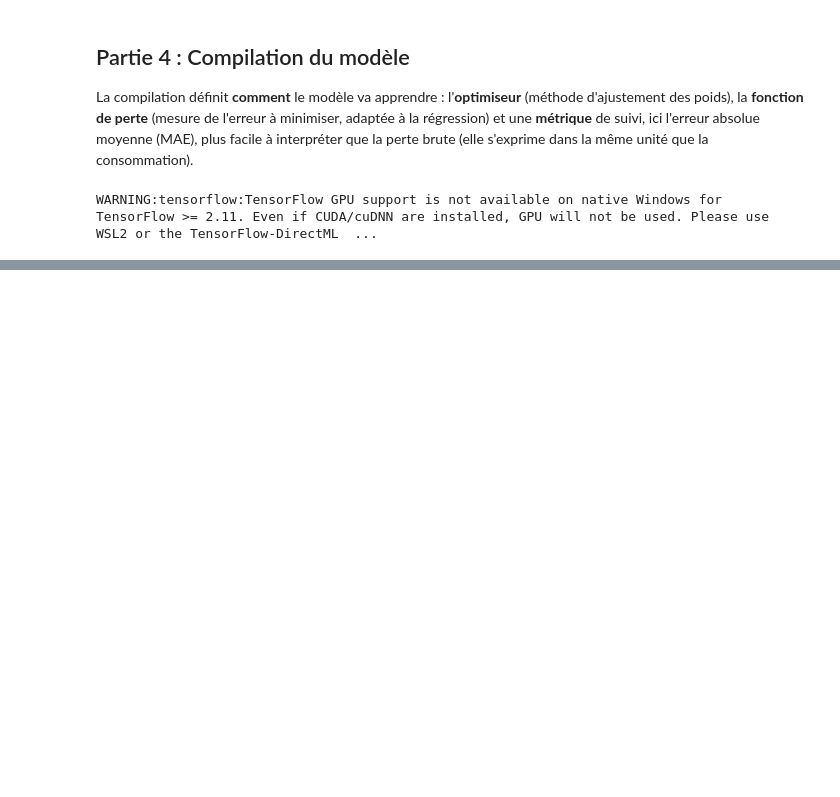
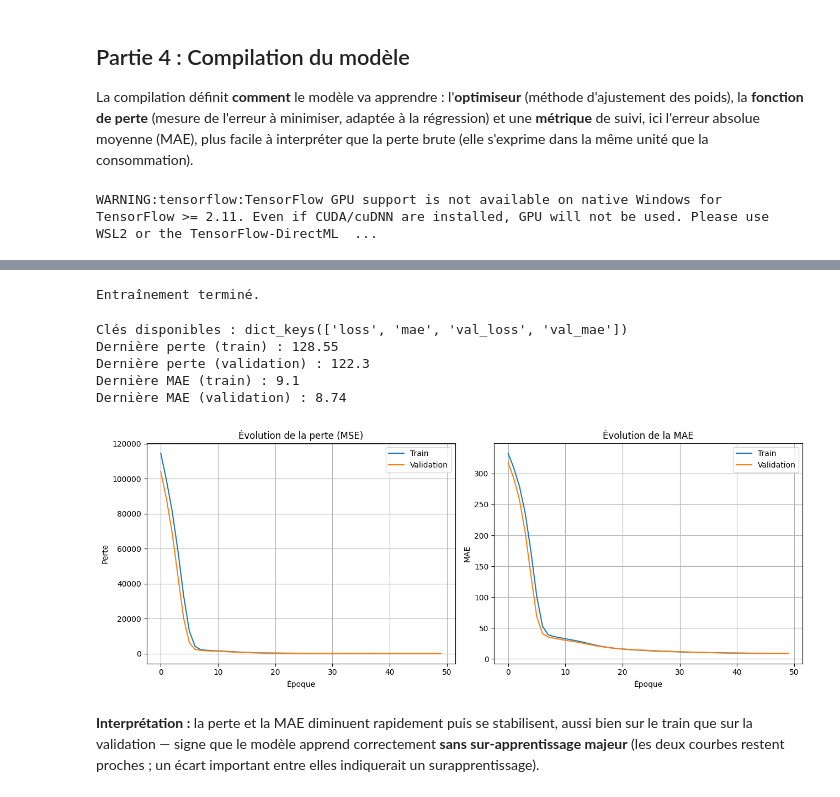
Before and after one commit to harounambaye/Tensorflow_Iot_Energy_Prediction, a Jupyter notebook: notebooks/Tensorflow_Iot_Energy_Prediction.ipynb, the cells around one changed output, grey strips where cells are left out. Saved outputs shown, nothing was run; the diff lists cells and outputs as text; code cells hidden in the pictures; blank space fills up the shorter version.

Commit message:
Partie 5 : Entraînement du modèle

```diff
--- a/notebooks/Tensorflow_Iot_Energy_Prediction.ipynb
+++ b/notebooks/Tensorflow_Iot_Energy_Prediction.ipynb
@@ -157,0 +162,52 @@ WARNING:tensorflow:TensorFlow GPU support is not available on native Windows for
+# %%
+# 1) Entraînement : 20% du train en validation, 50 époques, batch de 16
+history = modele.fit(
+    X_train, y_train,
+    validation_split=0.2,   # 20% des données d'entraînement pour la validation
+    epochs=50,                # 50 passages sur les données
+    batch_size=16,             # 16 observations traitées à la fois
+    verbose=0
+)
+
+print("Entraînement terminé.")
+# %% [output]
+Entraînement terminé.
+# %%
+# 2) Contenu de history
+print("Clés disponibles :", history.history.keys())
+print("Dernière perte (train) :", round(history.history["loss"][-1], 2))
+print("Dernière perte (validation) :", round(history.history["val_loss"][-1], 2))
+print("Dernière MAE (train) :", round(history.history["mae"][-1], 2))
+print("Dernière MAE (validation) :", round(history.history["val_mae"][-1], 2))
+# %% [output]
+Clés disponibles : dict_keys(['loss', 'mae', 'val_loss', 'val_mae'])
+Dernière perte (train) : 128.55
+Dernière perte (validation) : 122.3
+Dernière MAE (train) : 9.1
+Dernière MAE (validation) : 8.74
+# %%
+# 3) Visualisation de l'apprentissage
+fig, axes = plt.subplots(1, 2, figsize=(13, 5))
+
+axes[0].plot(history.history["loss"], label="Train")
+axes[0].plot(history.history["val_loss"], label="Validation")
+axes[0].set_title("Évolution de la perte (MSE)")
+axes[0].set_xlabel("Époque")
+axes[0].set_ylabel("Perte")
+axes[0].legend()
+axes[0].grid(True)
+
+axes[1].plot(history.history["mae"], label="Train")
+axes[1].plot(history.history["val_mae"], label="Validation")
+axes[1].set_title("Évolution de la MAE")
+axes[1].set_xlabel("Époque")
+axes[1].set_ylabel("MAE")
+axes[1].legend()
+axes[1].grid(True)
+
+plt.tight_layout()
+plt.show()
+# %% [output]
+[figure, added]
+# %% [markdown]
+**Interprétation :** la perte et la MAE diminuent rapidement puis se stabilisent, aussi bien sur le train que sur la validation — signe que le modèle apprend correctement **sans sur-apprentissage majeur** (les deux courbes restent proches ; un écart important entre elles indiquerait un surapprentissage).
```
Also changed, not shown: parts of 1 cell of this notebook.
